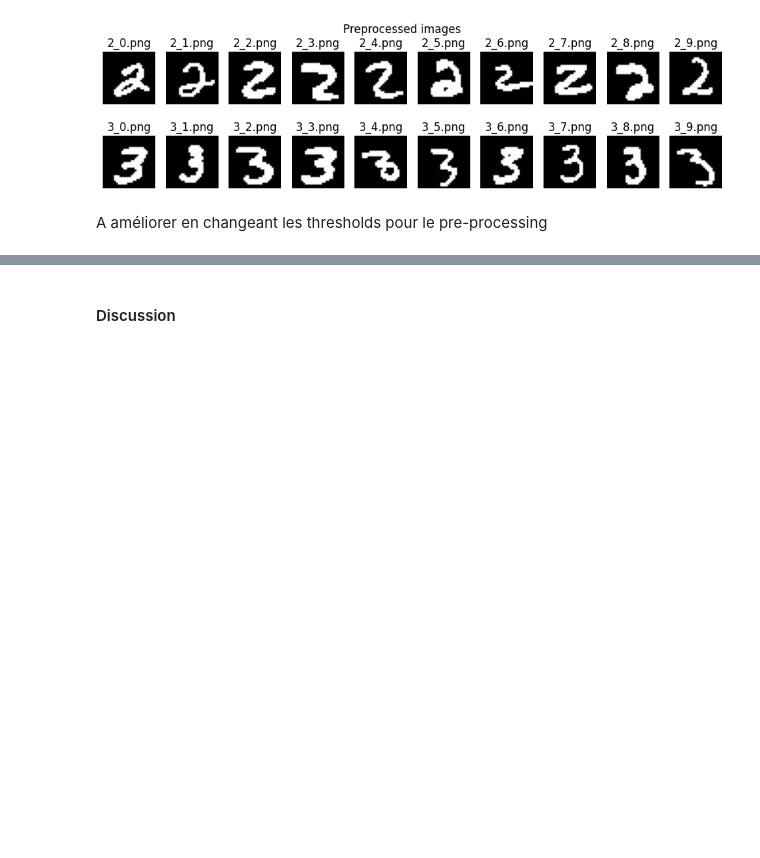
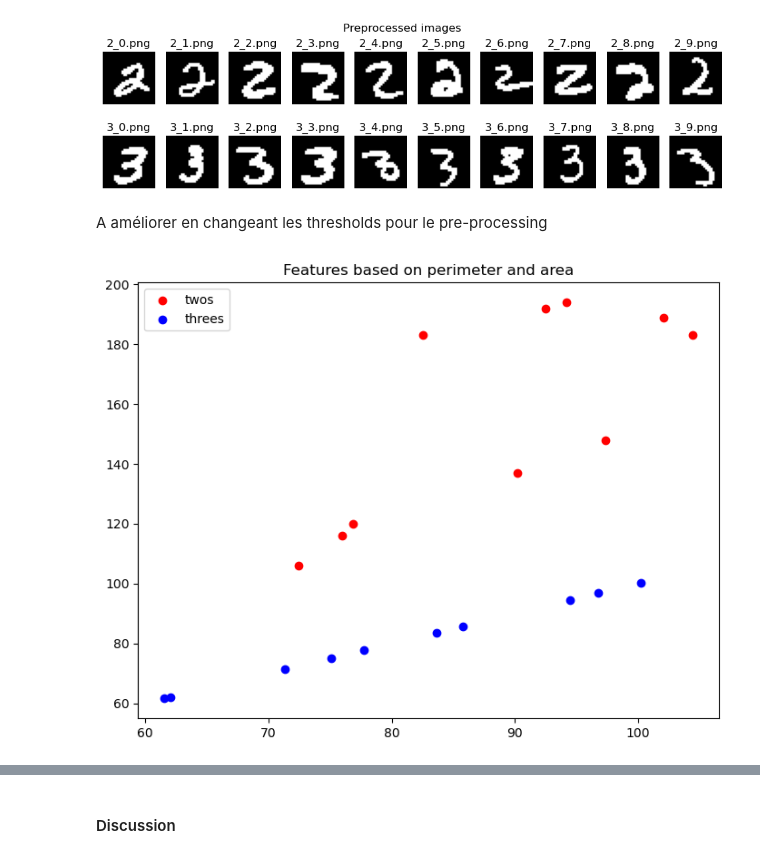
Before and after one commit to theoh-io/iapr_group15, a Jupyter notebook: labs/lab_02_object_description.ipynb, the cells around one changed output, grey strips where cells are left out. Cells and saved outputs as stored; diff of their text form; code cells hidden in the pictures; blank space fills up the shorter version.

```diff
--- a/labs/lab_02_object_description.ipynb
+++ b/labs/lab_02_object_description.ipynb
@@ -699,27 +686,41 @@ plt.show()
 A améliorer en changeant les thresholds pour le pre-processing
 # %%
 # TODO: Fill the arrays below with the perimeter and area as features for "2"s and "3"s images
-
-#1st try a améliorer
-from skimage import measure
 twos_f1 = []
 twos_f2 = []
 threes_f1 = []
 threes_f2 = []
 
-perimeters = []
-areas = []
+from skimage import measure
 
-for contour in contours:
-    props = measure.regionprops(contour.astype('int'))
-    perimeters.append(props[0].perimeter)
-    areas.append(props[0].area)
+def compute_features(binary_image):
+    """Calculate the perimeter and area of a binary image using measure module from skimage"""
+    labeled_image = measure.label(binary_image, connectivity=1)
+    props = measure.regionprops(labeled_image)
+    region_props = props[0]
+
+    perimeter = region_props.perimeter
+    area = region_props.area
+
+    return perimeter, area
+
+for two, three in zip(twos, threes):
+    two_f1, two_f2 = compute_features(two)
+    three_f1, three_f2 = compute_features(three)
+
+    twos_f1.append(two_f1)
+    twos_f2.append(two_f2)
+    threes_f1.append(three_f1)
+    threes_f2.append(three_f1)
+
 
 # Plot features for all images
 fig = plt.figure()
 ax = fig.add_axes([0,0,1,1])
 ax.scatter(twos_f1, twos_f2, color='r', label='twos')
 ax.scatter(threes_f1, threes_f2, color='b', label='threes')
 ax.legend(loc='best')
 plt.title("Features based on perimeter and area")
 plt.show()
+# %% [output]
+[figure, added]
```
Also changed, not shown: parts of 15 cells of this notebook.
